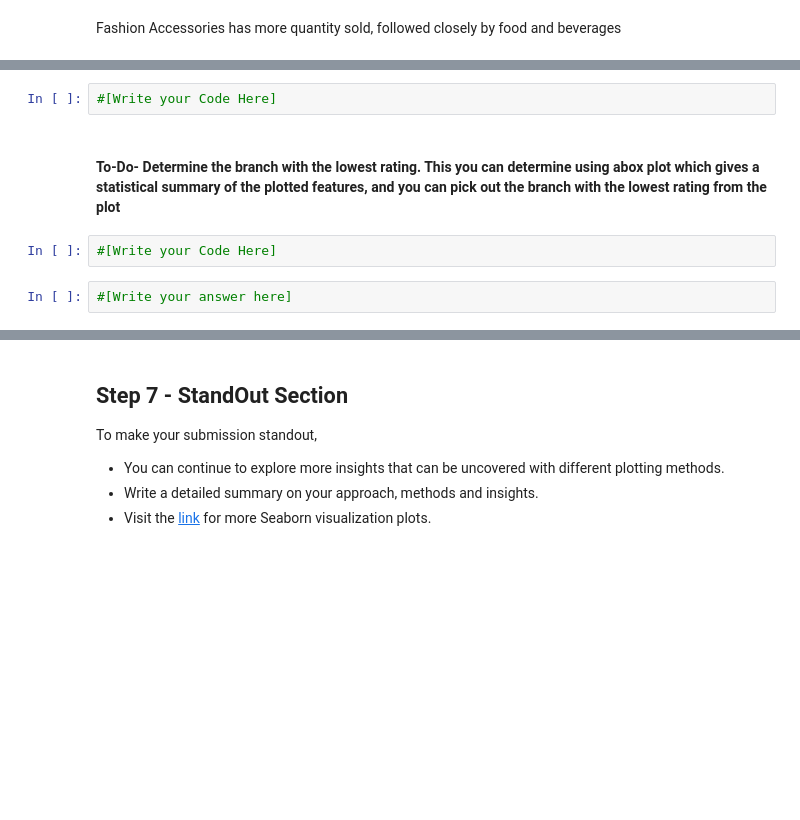
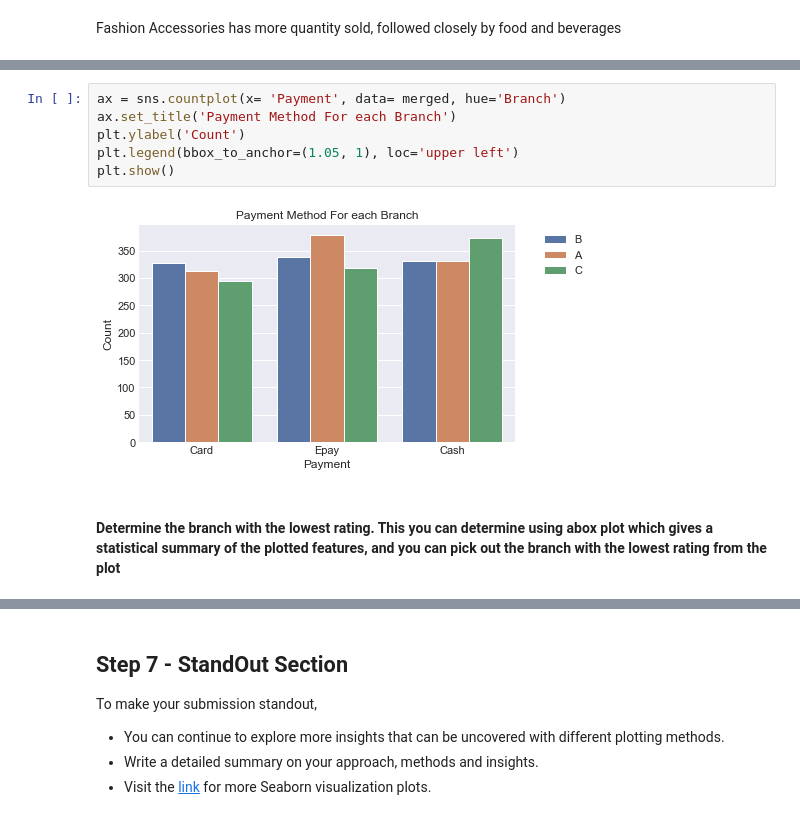
Before and after one commit to Grace2705/Data-Analysis-Project, a Jupyter notebook: Starter_notebook.ipynb, the cells around one changed output, grey strips where cells are left out. Saved outputs shown, nothing was run; the diff lists cells and outputs as text; blank space fills up the shorter version.

```diff
--- a/Starter_notebook.ipynb
+++ b/Starter_notebook.ipynb
@@ -513,9 +518,11 @@ plt.show()
 Count Plot Tips - Use the hue parameter for the "branch" column
-# %%
-#[Write your Code Here]
+# %%
+ax = sns.countplot(x= 'Payment', data= merged, hue='Branch')
+ax.set_title('Payment Method For each Branch')
+plt.ylabel('Count')
+plt.legend(bbox_to_anchor=(1.05, 1), loc='upper left')
+plt.show()
+# %% [output]
+[figure, added]
 # %% [markdown]
-#### To-Do- Determine the branch with the lowest rating. This you can determine using abox plot which gives a statistical summary of the plotted features, and you can pick out the branch with the lowest rating from the plot
+####  Determine the branch with the lowest rating. This you can determine using abox plot which gives a statistical summary of the plotted features, and you can pick out the branch with the lowest rating from the plot
-# %%
-#[Write your Code Here]
-# %%
-#[Write your answer here]
```
Also changed, not shown: parts of 18 cells of this notebook, 1 other file.
